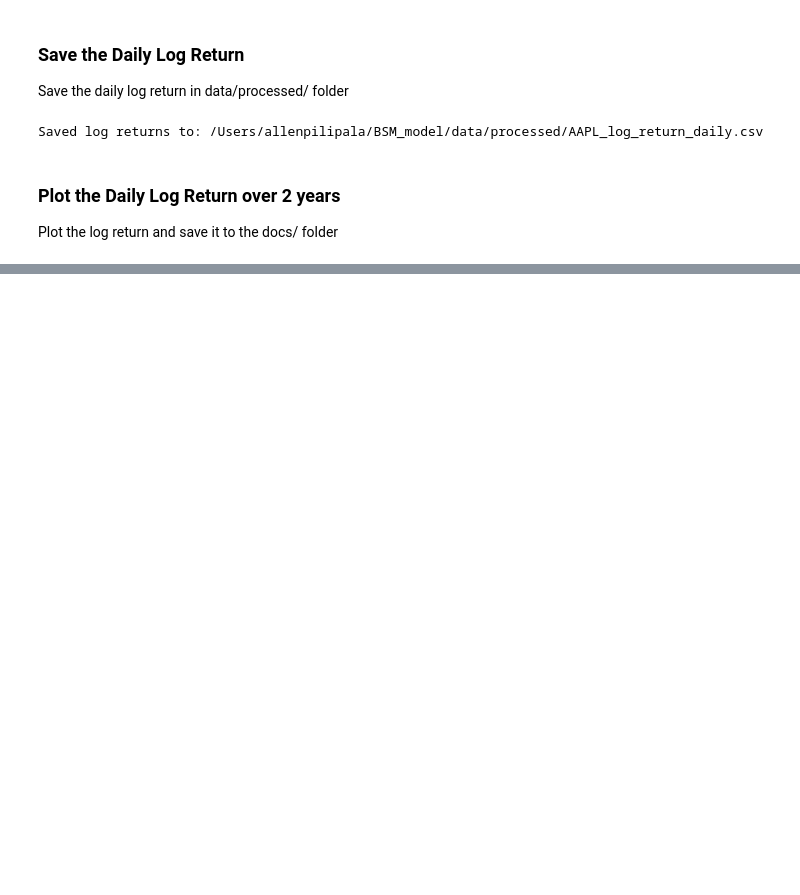
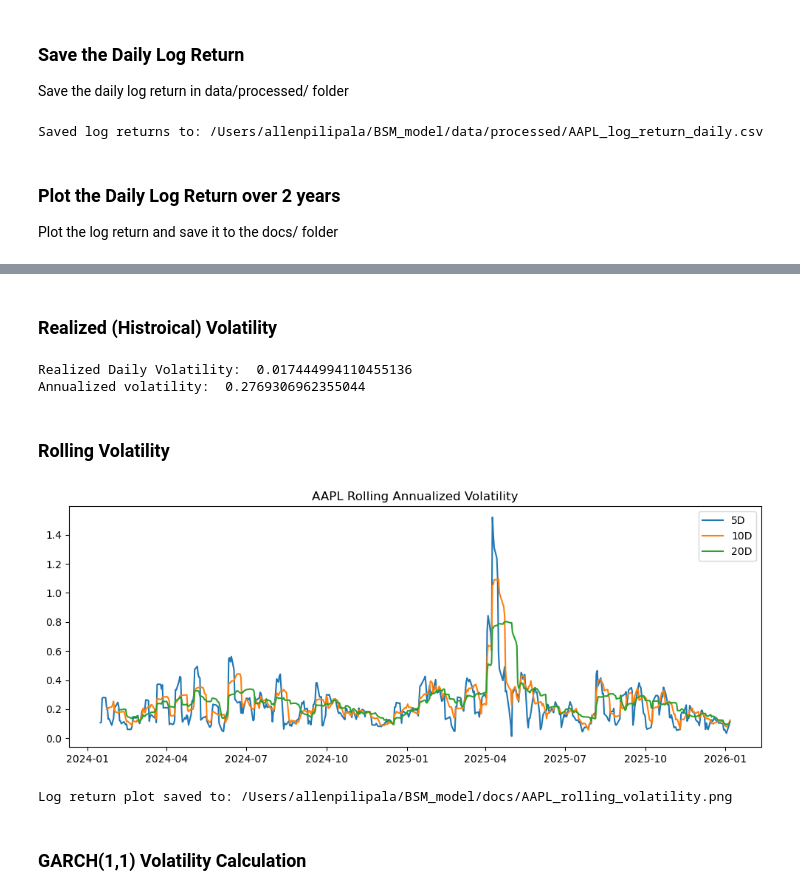
Before and after one commit to AllenH321/BSM_model, a Jupyter notebook: notebooks/stage02_volatility_calculation.ipynb, the cells around one changed output, grey strips where cells are left out. Cells and saved outputs as stored; diff of their text form; code cells hidden in the pictures; blank space fills up the shorter version.

Commit message:
Stage02: rolling volatility + GARCH model with visualizations

```diff
--- a/notebooks/stage02_volatility_calculation.ipynb
+++ b/notebooks/stage02_volatility_calculation.ipynb
@@ -136 +136,48 @@ print("Log return plot saved to:", out_path)
 Log return plot saved to: /Users/allenpilipala/BSM_model/docs/AAPL_daily_log_return.png
+# %% [markdown]
+### Realized (Histroical) Volatility
+# %%
+# Daily realized volatility
+sigma_daily_realized = df["log_return"].std()
+print("Realized Daily Volatility: ", sigma_daily_realized)
+
+# annulized volatility based on the daily realized volatility
+sigma_annual_realized = sigma_daily_realized * np.sqrt(252)
+print("Annualized volatility: ", sigma_annual_realized)
+# %% [output]
+Realized Daily Volatility:  0.017444994110455136
+Annualized volatility:  0.2769306962355044
+# %% [markdown]
+### Rolling Volatility
+# %%
+# 5-day, 10-day, 20-day rolling volatility
+df["vol_5d_rolling"] = df["log_return"].rolling(5).std()
+df["vol_10d_rolling"] = df["log_return"].rolling(10).std()
+df["vol_20d_rolling"] = df["log_return"].rolling(20).std()
+
+# Annualized volatility based on the rolling volatility
+df["vol_5d_ann"] = df["vol_5d_rolling"] * np.sqrt(252)
+df["vol_10d_ann"] = df["vol_10d_rolling"] * np.sqrt(252)
+df["vol_20d_ann"] = df["vol_20d_rolling"] * np.sqrt(252)
+
+# Plot rolling volatility
+plt.figure(figsize=(10,4))
+plt.plot(df["date"], df["vol_5d_ann"], label="5D")
+plt.plot(df["date"], df["vol_10d_ann"], label="10D")
+plt.plot(df["date"], df["vol_20d_ann"], label="20D")
+plt.title(f"{ticker} Rolling Annualized Volatility")
+plt.legend()
+plt.tight_layout()
+plt.show()
+
+# Save figure
+out_path = docs_dir / f"{ticker}_rolling_volatility.png"
+plt.savefig(out_path, dpi=300)
+plt.close()
+
+print("Log return plot saved to:", out_path)
+# %% [output]
+[figure, added]
+Log return plot saved to: /Users/allenpilipala/BSM_model/docs/AAPL_rolling_volatility.png
+# %% [markdown]
+### GARCH(1,1) Volatility Calculation
```
Also changed, not shown: parts of 9 cells of this notebook, 5 other files.
